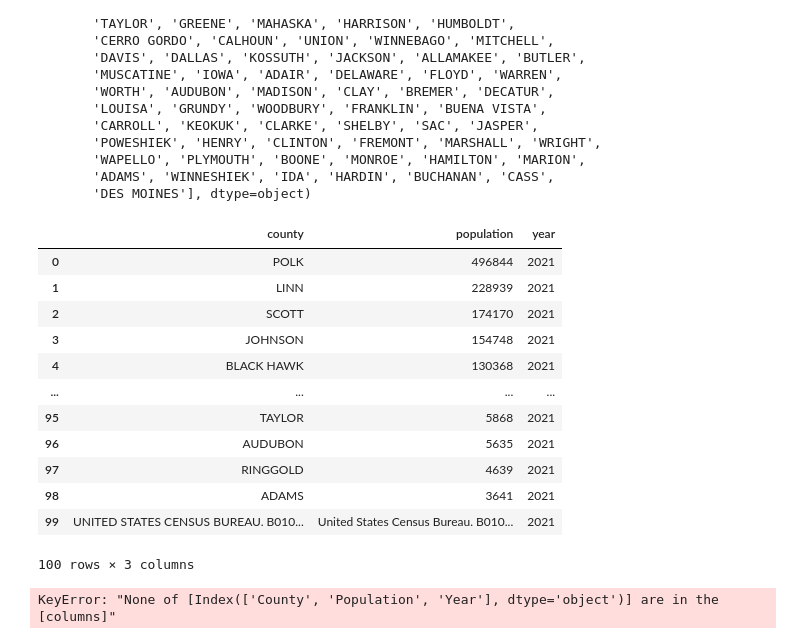
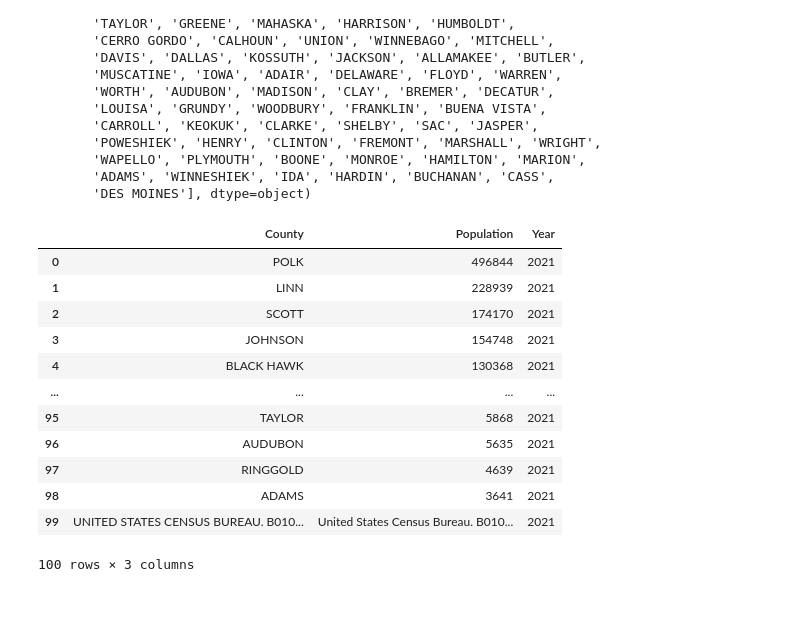
Before and after one commit to ellycebilhorn/DATA403-Project1, a Jupyter notebook: 403_Project_1.ipynb, the cells around one changed output. Drawn from its saved outputs; the diff is of its cells as text; code cells hidden in the pictures; blank space fills up the shorter version.

```diff
--- a/403_Project_1.ipynb
+++ b/403_Project_1.ipynb
@@ -95,13 +95,13 @@ array(['STORY', 'FAYETTE', 'HOWARD', 'APPANOOSE', 'CLAYTON', 'JOHNSON',
        'DES MOINES'], dtype=object)
 # %%
 df = pd.read_html("https://www.iowa-demographics.com/counties_by_population")[0]
-df["year"] = "2021"
-df["county"] = df["County"].apply(return_name).str.upper()
-df["population"] = df["Population"]
-df = df[["county", "population", "year"]]
+df["Year"] = "2021"
+df["County"] = df["County"].apply(return_name).str.upper()
+df["Population"] = df["Population"]
+df = df[["County", "Population", "Year"]]
 df
 # %% [output]
-|  | county | population | year |
+|  | County | Population | Year |
 | 0 | POLK | 496844 | 2021 |
 | 1 | LINN | 228939 | 2021 |
 | 2 | SCOTT | 174170 | 2021 |
@@ -115,7 +115,6 @@ df
 | 99 | UNITED STATES CENSUS BUREAU. B010... | United States Census Bureau. B010... | 2021 |
 100 rows × 3 columns
 # %%
-pop_df = pop_df[["county", "population", "year"]]
+pop_df["Population"] = pop_df["population"]
+pop_df = pop_df[["County", "Population", "Year"]]
 pop_df = pd.concat([pop_df, df])
-# %% [output]
-KeyError: "None of [Index(['County', 'Population', 'Year'], dtype='object')] are in the [columns]"
```
Also changed, not shown: parts of 8 cells of this notebook.
